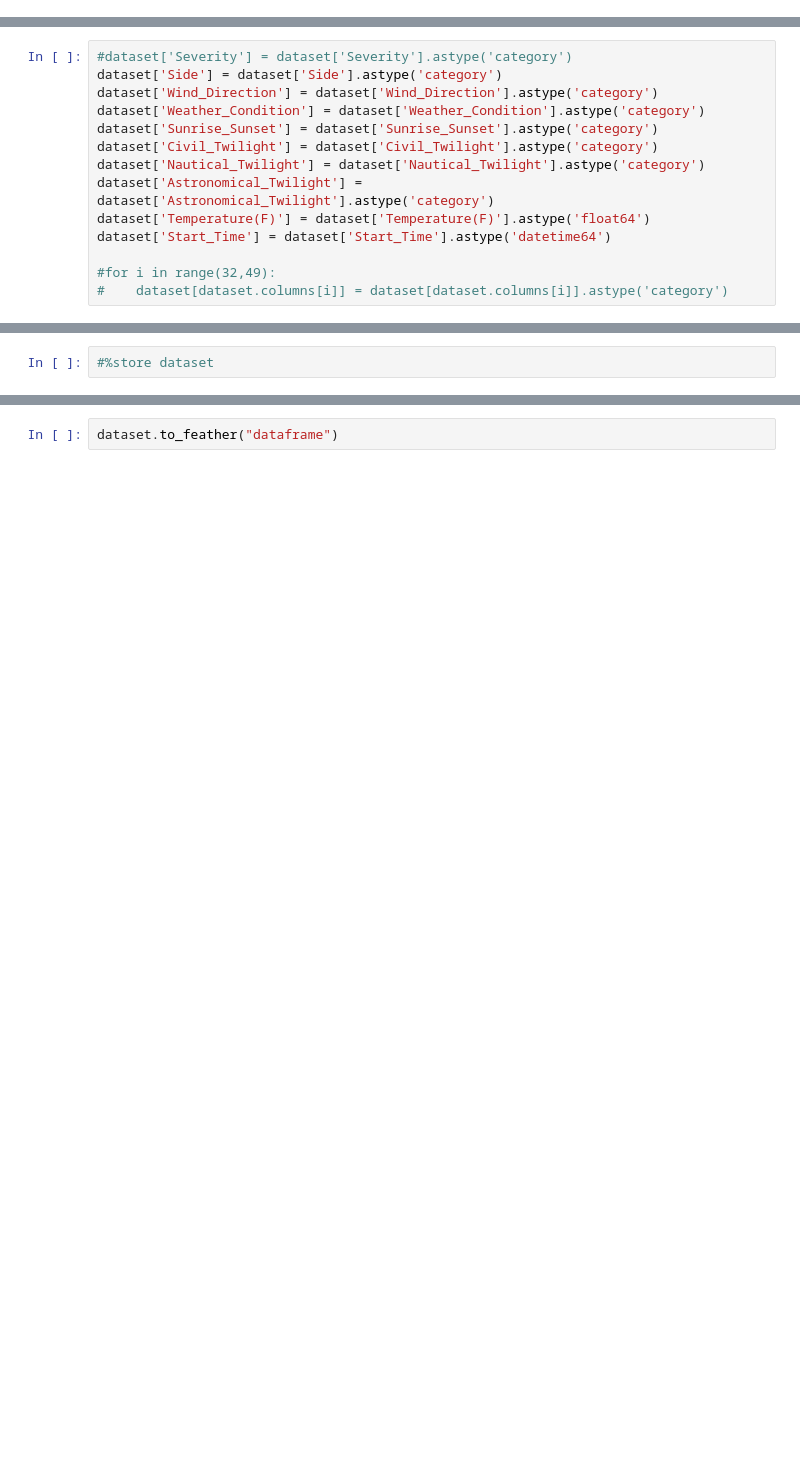
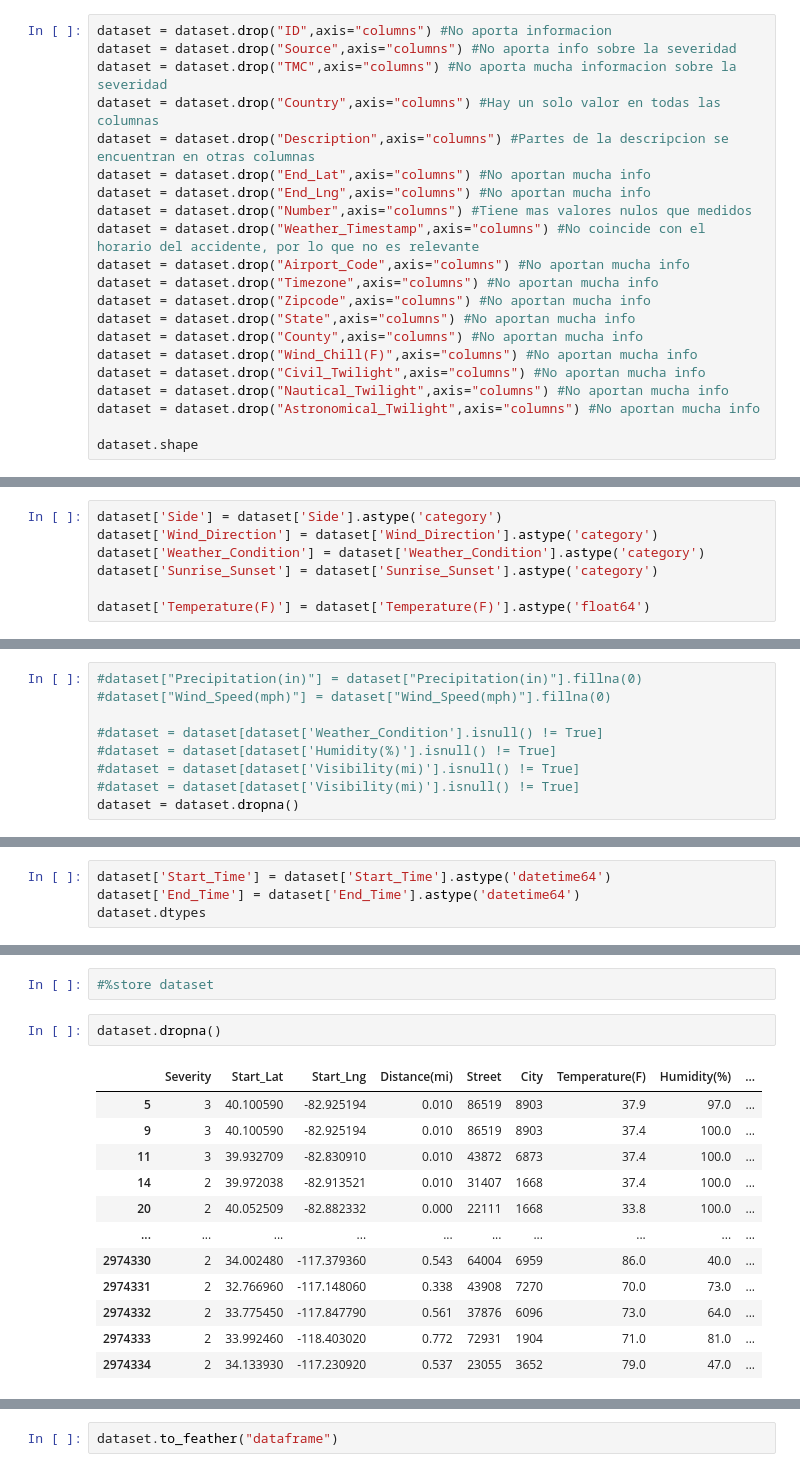
Before and after one commit to JuanAguirre-95/ia-tp1, a Jupyter notebook: tp1_dataset_processing.ipynb, the cells around one changed output, grey strips where cells are left out. Saved outputs shown, nothing was run; the diff lists cells and outputs as text; blank space fills up the shorter version.

Commit message:
Funciona dataset processing y sgd.

```diff
--- a/tp1_dataset_processing.ipynb
+++ b/tp1_dataset_processing.ipynb
@@ -45 +47,22 @@ Astronomical_Twilight            object
 dtype: object
+# %%
+dataset = dataset.drop("ID",axis="columns") #No aporta informacion
+dataset = dataset.drop("Source",axis="columns") #No aporta info sobre la severidad
+dataset = dataset.drop("TMC",axis="columns") #No aporta mucha informacion sobre la severidad
+dataset = dataset.drop("Country",axis="columns") #Hay un solo valor en todas las columnas
+dataset = dataset.drop("Description",axis="columns") #Partes de la descripcion se encuentran en otras columnas
+dataset = dataset.drop("End_Lat",axis="columns") #No aportan mucha info
+dataset = dataset.drop("End_Lng",axis="columns") #No aportan mucha info
+dataset = dataset.drop("Number",axis="columns") #Tiene mas valores nulos que medidos
+dataset = dataset.drop("Weather_Timestamp",axis="columns") #No coincide con el horario del accidente, por lo que no es relevante
+dataset = dataset.drop("Airport_Code",axis="columns") #No aportan mucha info
+dataset = dataset.drop("Timezone",axis="columns") #No aportan mucha info
+dataset = dataset.drop("Zipcode",axis="columns") #No aportan mucha info
+dataset = dataset.drop("State",axis="columns") #No aportan mucha info
+dataset = dataset.drop("County",axis="columns") #No aportan mucha info
+dataset = dataset.drop("Wind_Chill(F)",axis="columns") #No aportan mucha info
+dataset = dataset.drop("Civil_Twilight",axis="columns") #No aportan mucha info
+dataset = dataset.drop("Nautical_Twilight",axis="columns") #No aportan mucha info
+dataset = dataset.drop("Astronomical_Twilight",axis="columns") #No aportan mucha info
+
+dataset.shape
@@ -46,14 +73,7 @@ dtype: object
 # %%
-#dataset['Severity'] = dataset['Severity'].astype('category')
 dataset['Side'] = dataset['Side'].astype('category')
 dataset['Wind_Direction'] = dataset['Wind_Direction'].astype('category')
 dataset['Weather_Condition'] = dataset['Weather_Condition'].astype('category')
 dataset['Sunrise_Sunset'] = dataset['Sunrise_Sunset'].astype('category')
-dataset['Civil_Twilight'] = dataset['Civil_Twilight'].astype('category')
-dataset['Nautical_Twilight'] = dataset['Nautical_Twilight'].astype('category')
-dataset['Astronomical_Twilight'] = dataset['Astronomical_Twilight'].astype('category')
+
 dataset['Temperature(F)'] = dataset['Temperature(F)'].astype('float64')
-dataset['Start_Time'] = dataset['Start_Time'].astype('datetime64')
-
-#for i in range(32,49):
-#    dataset[dataset.columns[i]] = dataset[dataset.columns[i]].astype('category')
@@ -59,0 +102,9 @@ dataset['Start_Time'] = dataset['Start_Time'].astype('datetime64')
+# %%
+#dataset["Precipitation(in)"] = dataset["Precipitation(in)"].fillna(0)
+#dataset["Wind_Speed(mph)"] = dataset["Wind_Speed(mph)"].fillna(0)
+
+#dataset = dataset[dataset['Weather_Condition'].isnull() != True]
+#dataset = dataset[dataset['Humidity(%)'].isnull() != True]
+#dataset = dataset[dataset['Visibility(mi)'].isnull() != True]
+#dataset = dataset[dataset['Visibility(mi)'].isnull() != True]
+dataset = dataset.dropna()
@@ -59,0 +136,4 @@ dataset['Start_Time'] = dataset['Start_Time'].astype('datetime64')
+# %%
+dataset['Start_Time'] = dataset['Start_Time'].astype('datetime64')
+dataset['End_Time'] = dataset['End_Time'].astype('datetime64')
+dataset.dtypes
@@ -169,2 +243,17 @@ dataset.shape
 # %%
 #%store dataset
+# %%
+dataset.dropna()
+# %% [output]
+|  | Severity | Start_Lat | Start_Lng | Distance(mi) | Street | City | Temperature(F) | Humidity(%) | ... |
+| 5 | 3 | 40.100590 | -82.925194 | 0.010 | 86519 | 8903 | 37.9 | 97.0 | ... |
+| 9 | 3 | 40.100590 | -82.925194 | 0.010 | 86519 | 8903 | 37.4 | 100.0 | ... |
+| 11 | 3 | 39.932709 | -82.830910 | 0.010 | 43872 | 6873 | 37.4 | 100.0 | ... |
+| 14 | 2 | 39.972038 | -82.913521 | 0.010 | 31407 | 1668 | 37.4 | 100.0 | ... |
+| 20 | 2 | 40.052509 | -82.882332 | 0.000 | 22111 | 1668 | 33.8 | 100.0 | ... |
+| ... | ... | ... | ... | ... | ... | ... | ... | ... | ... |
+| 2974330 | 2 | 34.002480 | -117.379360 | 0.543 | 64004 | 6959 | 86.0 | 40.0 | ... |
+| 2974331 | 2 | 32.766960 | -117.148060 | 0.338 | 43908 | 7270 | 70.0 | 73.0 | ... |
+| 2974332 | 2 | 33.775450 | -117.847790 | 0.561 | 37876 | 6096 | 73.0 | 64.0 | ... |
+| 2974333 | 2 | 33.992460 | -118.403020 | 0.772 | 72931 | 1904 | 71.0 | 81.0 | ... |
+| 2974334 | 2 | 34.133930 | -117.230920 | 0.537 | 23055 | 3652 | 79.0 | 47.0 | ... |
```
Also changed, not shown: parts of 21 cells of this notebook, 3 other files.
